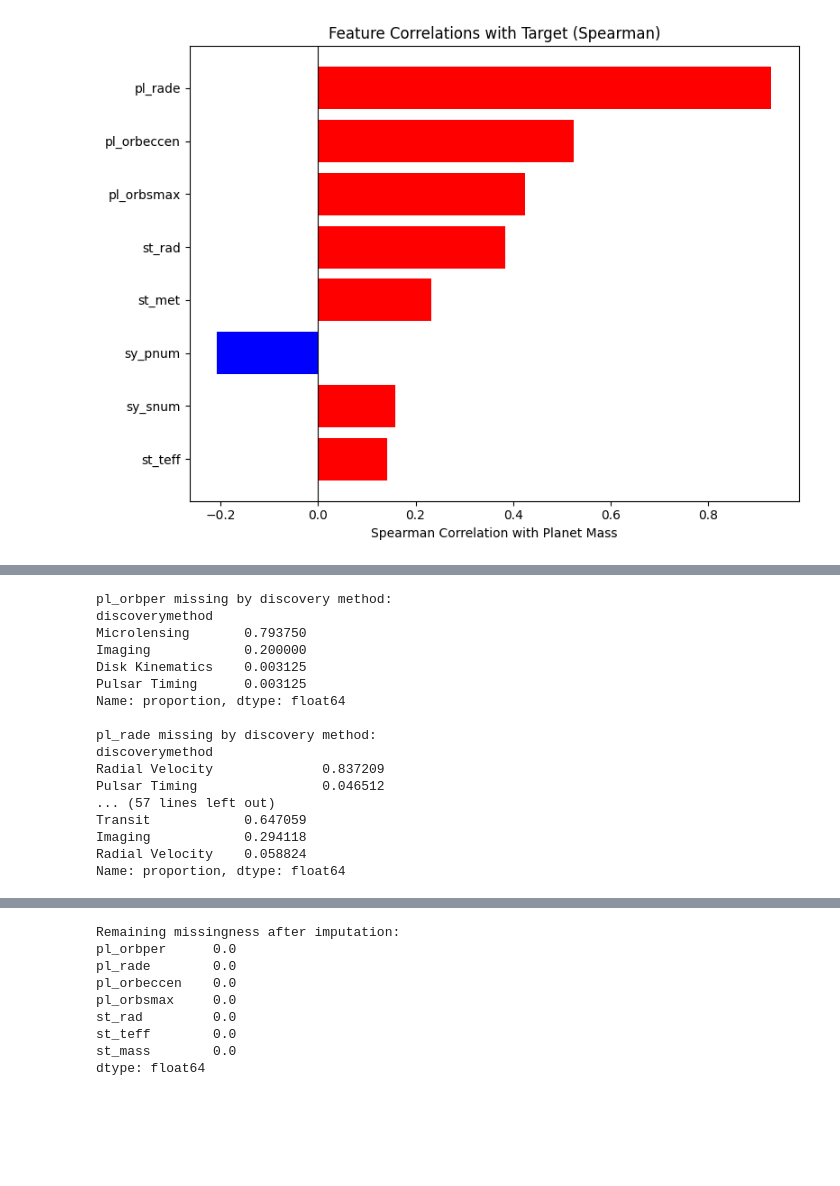
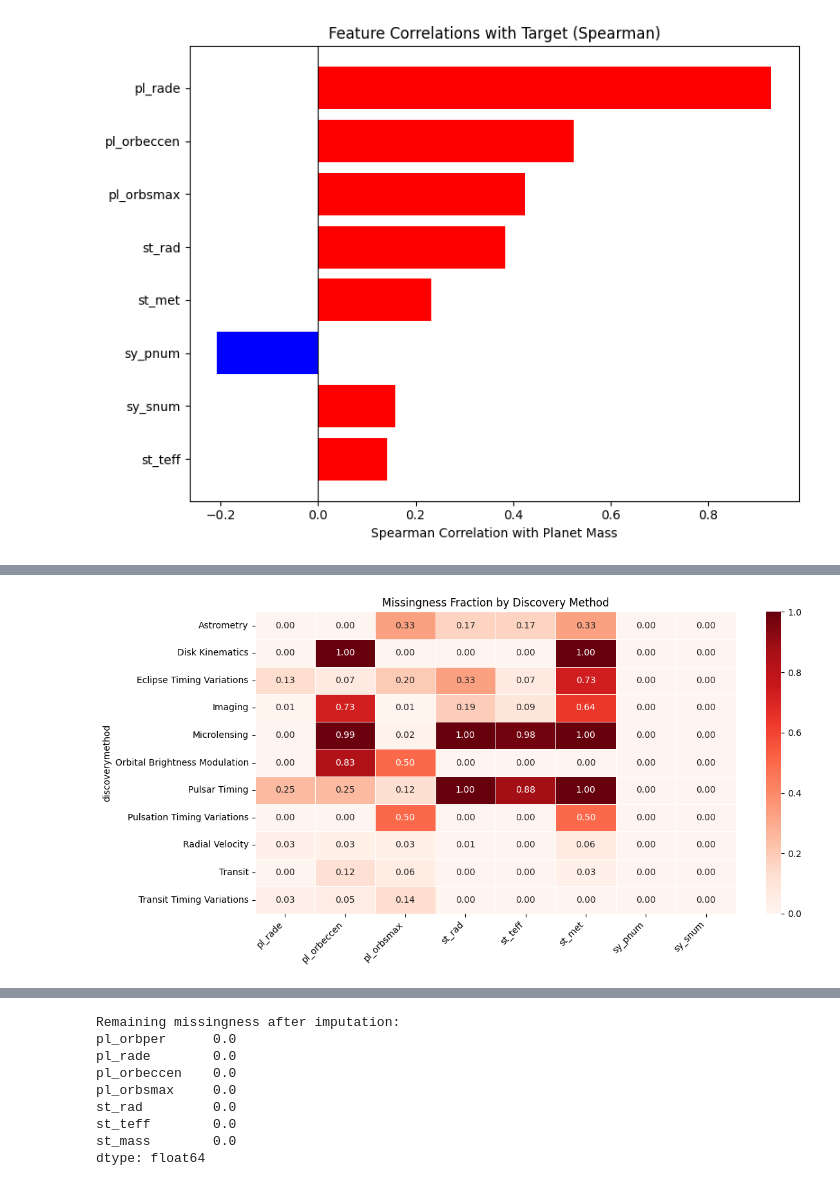
Before and after one commit to varun-pradhan-117/MassPrediction-OOD-Evaluation-NASAExoArchive, a Jupyter notebook: notebooks/Exoplanet_Mass_OOD.ipynb, the cells around one changed output, grey strips where cells are left out. Cells and saved outputs as stored; diff of their text form; code cells hidden in the pictures; blank space fills up the shorter version.

```diff
--- a/notebooks/Exoplanet_Mass_OOD.ipynb
+++ b/notebooks/Exoplanet_Mass_OOD.ipynb
@@ -239,23 +298,22 @@ These findings show that each detection method provides a systematically incompl
-# %%
-for feature in candidate_features:
-    missing_by_method = planets[planets[feature].isna()]['discoverymethod'].value_counts(normalize=True)
-    print(f"\n{feature} missing by discovery method:")
-    print(missing_by_method)
-# %% [output]
-pl_orbper missing by discovery method:
-discoverymethod
-Microlensing       0.793750
-Imaging            0.200000
-Disk Kinematics    0.003125
-Pulsar Timing      0.003125
-Name: proportion, dtype: float64
-
-pl_rade missing by discovery method:
-discoverymethod
-Radial Velocity              0.837209
-Pulsar Timing                0.046512
-... (57 lines left out)
-Transit            0.647059
-Imaging            0.294118
-Radial Velocity    0.058824
-Name: proportion, dtype: float64
+# %%
+# Missingness fraction per feature per discovery method
+missing_by_method = planets.groupby('discoverymethod')[final_features].apply(
+    lambda x: x.isna().mean()
+)
+
+plt.figure(figsize=(12, 6))
+sns.heatmap(
+    missing_by_method,
+    annot=True,
+    fmt=".2f",
+    cmap='Reds',
+    linewidths=0.5,
+    xticklabels=True
+)
+plt.title("Missingness Fraction by Discovery Method")
+plt.xticks(rotation=45, ha='right')
+plt.yticks(rotation=0)
+plt.tight_layout()
+plt.show()
+# %% [output]
+[figure, added]
```
Also changed, not shown: parts of 23 cells of this notebook.
